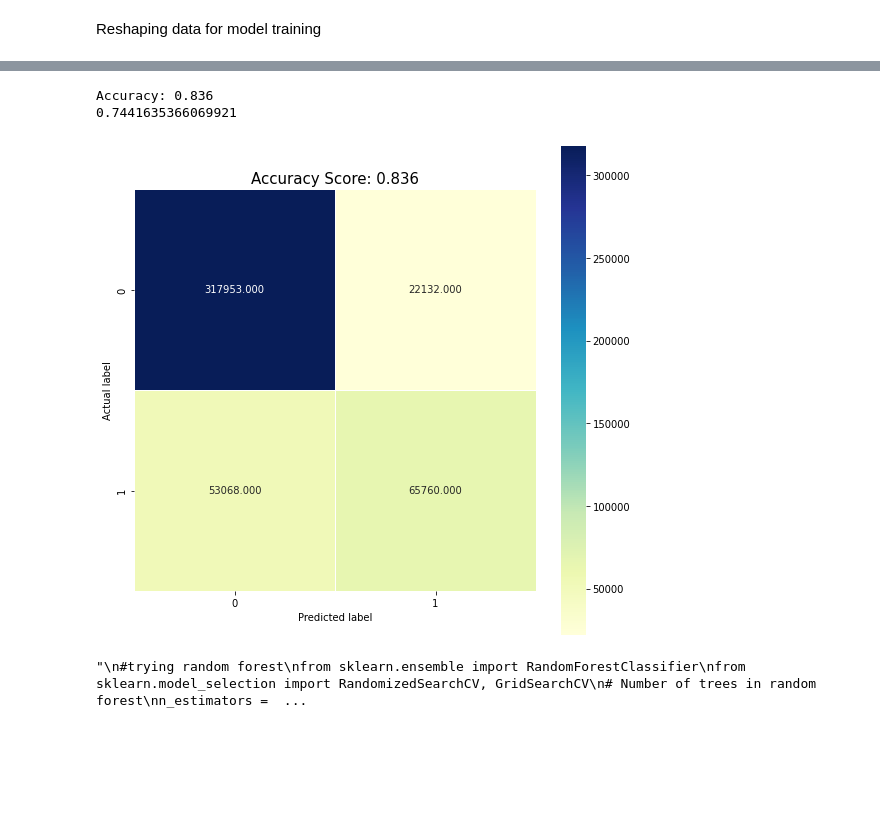
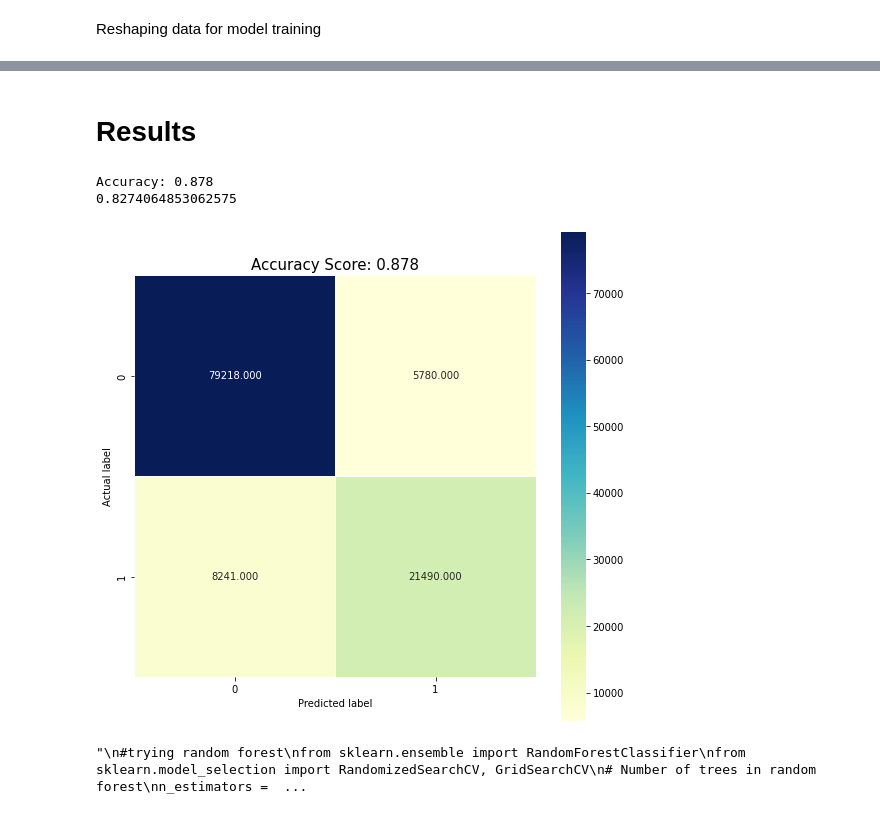
Before and after one commit to DakotaBosch/Default_Prediction, a Jupyter notebook: default-prediction.ipynb, the cells around one changed output, grey strips where cells are left out. Cells and saved outputs as stored; diff of their text form; code cells hidden in the pictures; blank space fills up the shorter version.

```diff
--- a/default-prediction.ipynb
+++ b/default-prediction.ipynb
@@ -103,0 +79,4 @@ We choose to impute by selecting the most recent transaction from each customer.
+# %%
+"""df=df.set_index(['customer_ID'])
+df.head(n=20)
+#forward fill and back fill just putting random other customers data into their adjacent rows?"""
@@ -242 +221,8 @@ We scale our data for better results
+# %%
+from sklearn.model_selection import train_test_split
+
+x = df.iloc[:, :]
+y = df_label.iloc[:]
+
+x_train, x_test, y_train, y_test = train_test_split(x, y, test_size=0.25, random_state=23)
 # %%
@@ -258,0 +238,19 @@ print(log.score(X_scaled, Y))
+# %%
+from sklearn.linear_model import LogisticRegression
+from sklearn.metrics import accuracy_score
+from sklearn.metrics import precision_score
+from sklearn.metrics import recall_score
+# create object for the class
+log = LogisticRegression(random_state=12, penalty='l2')
+log.fit(x_train, y_train)
+y_pred = log.predict(x_test)
+
+print(np.sum(y_pred))
+print(log.score(x_test, y_test))
+print('\nLogistics Regression Accuracy: {:.3f}'.format(accuracy_score(y_test, y_pred)))
+
+
+print('\nLogistics Regression Precision: {:.3f}'.format(precision_score (y_test, y_pred)))
+
+
+print('\nLogistics Regression Recall: {:.3f}'.format(recall_score (y_test, y_pred)))
@@ -259,24 +273,26 @@ print(log.score(X_scaled, Y))
+# %% [markdown]
+# Results
 # %%
 from sklearn import metrics
 import matplotlib.pyplot as plt
 import seaborn as sns
 
-cm = metrics.confusion_matrix(Y, Y_pred)
+cm = metrics.confusion_matrix(y_test, y_pred)
 
 plt.figure(figsize=(9,9))
 sns.heatmap(cm, annot=True, fmt=".3f", linewidths=.5, square = True, cmap = 'YlGnBu');
 plt.ylabel('Actual label');
 plt.xlabel('Predicted label');
-all_sample_title = 'Accuracy Score: {0}'.format(round(log.score(X_scaled, Y),3))
+all_sample_title = 'Accuracy Score: {0}'.format(round(log.score(x_test, y_test),3))
 plt.title(all_sample_title, size = 15);
 
-print('Accuracy:',round(metrics.accuracy_score(Y, Y_pred),3))
-metrics.roc_curve(Y, Y_pred)
-print(metrics.roc_auc_score(Y, Y_pred))
+print('Accuracy:',round(metrics.accuracy_score(y_test, y_pred),3))
+metrics.roc_curve(y_test, y_pred)
+print(metrics.roc_auc_score(y_test, y_pred))
 # %% [output]
-Accuracy: 0.836
-0.7441635366069921
+Accuracy: 0.878
+0.8274064853062575
-[figure, old version]
+[figure, new version]
 # %%
 """
 #trying random forest
```
Also changed, not shown: parts of 33 cells of this notebook.
